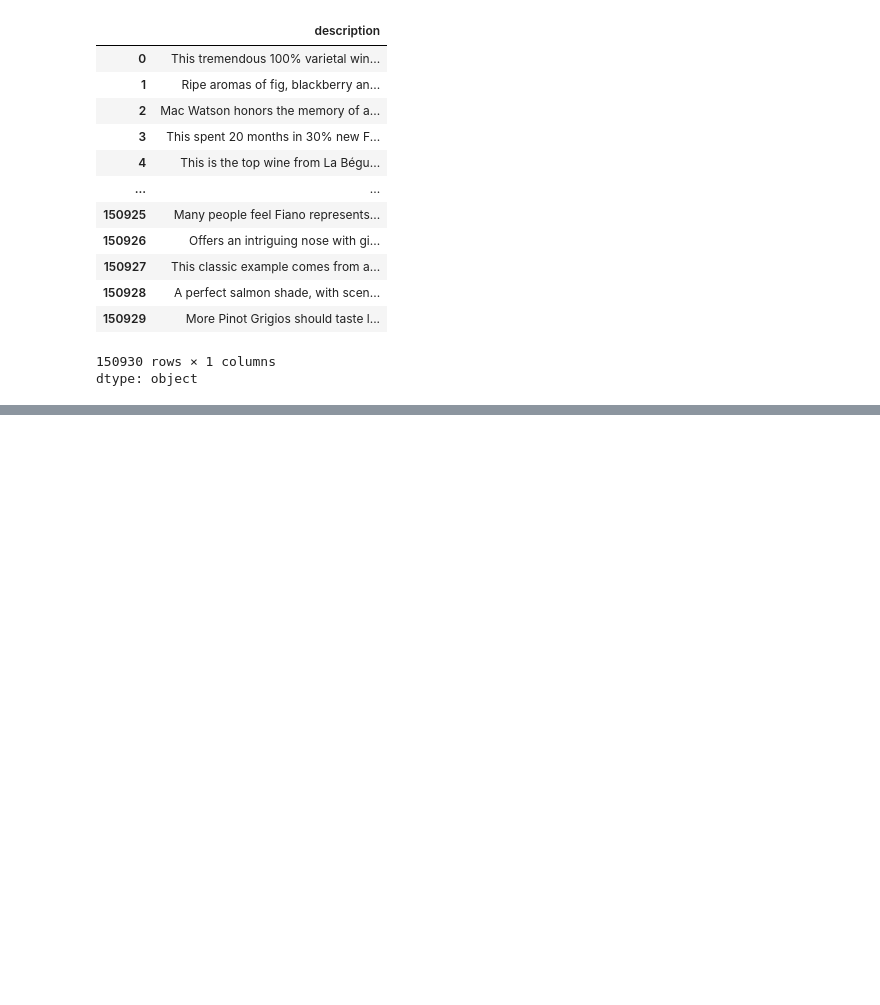
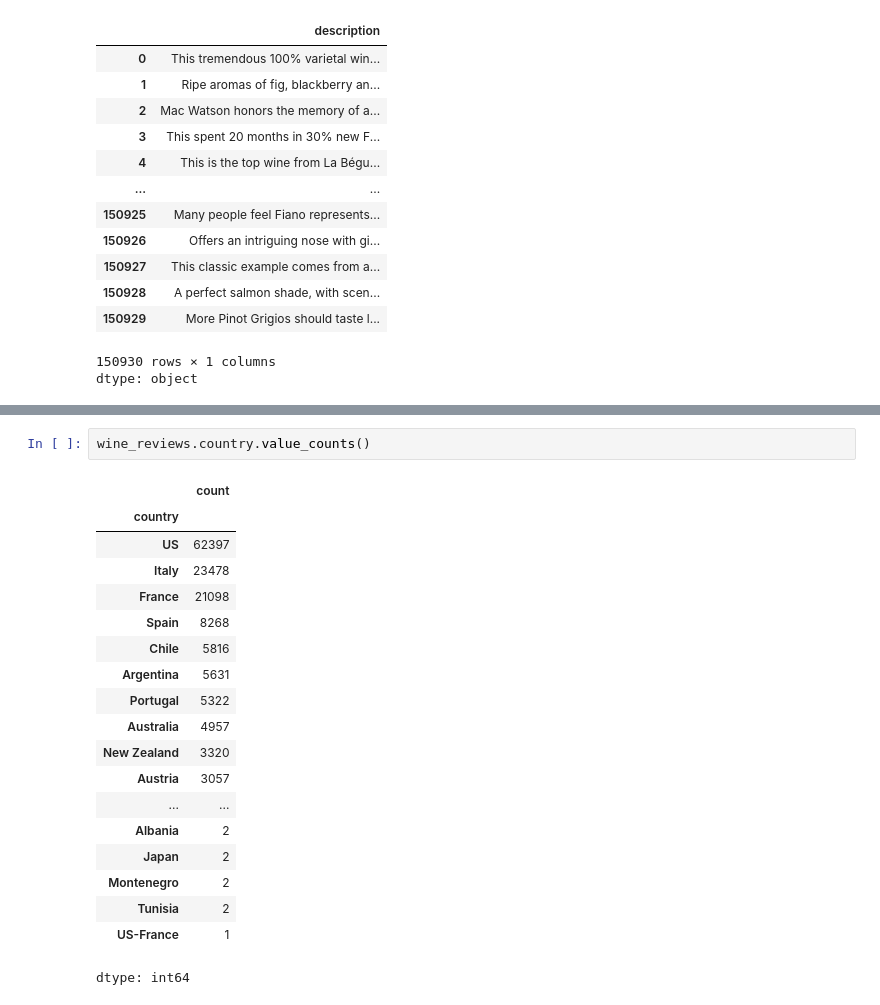
Before and after one commit to Dra001ven/winemag-data, a Jupyter notebook: wine.ipynb, the cells around one changed output, grey strips where cells are left out. Saved outputs shown, nothing was run; the diff lists cells and outputs as text; blank space fills up the shorter version.

```diff
--- a/wine.ipynb
+++ b/wine.ipynb
@@ -95,0 +155,22 @@ dtype: object
+# %%
+wine_reviews.country.value_counts()
+# %% [output]
+|  | count |
+| country |  |
+| US | 62397 |
+| Italy | 23478 |
+| France | 21098 |
+| Spain | 8268 |
+| Chile | 5816 |
+| Argentina | 5631 |
+| Portugal | 5322 |
+| Australia | 4957 |
+| New Zealand | 3320 |
+| Austria | 3057 |
+| ... | ... |
+| Albania | 2 |
+| Japan | 2 |
+| Montenegro | 2 |
+| Tunisia | 2 |
+| US-France | 1 |
+dtype: int64
```
Also changed, not shown: parts of 8 cells of this notebook.
